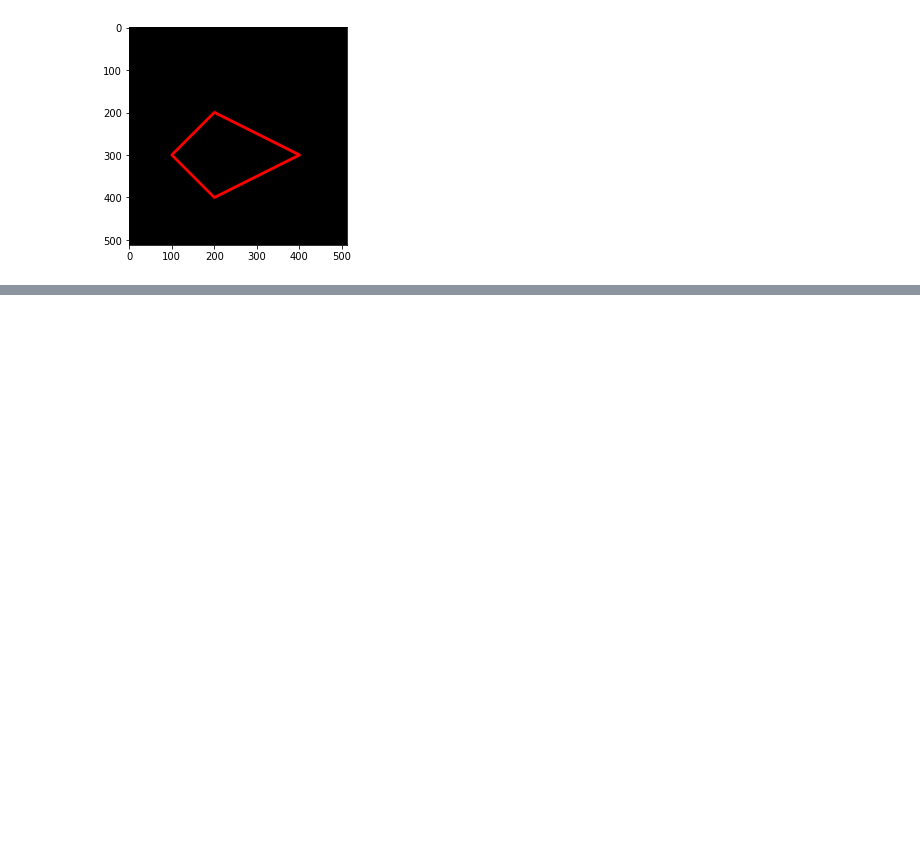
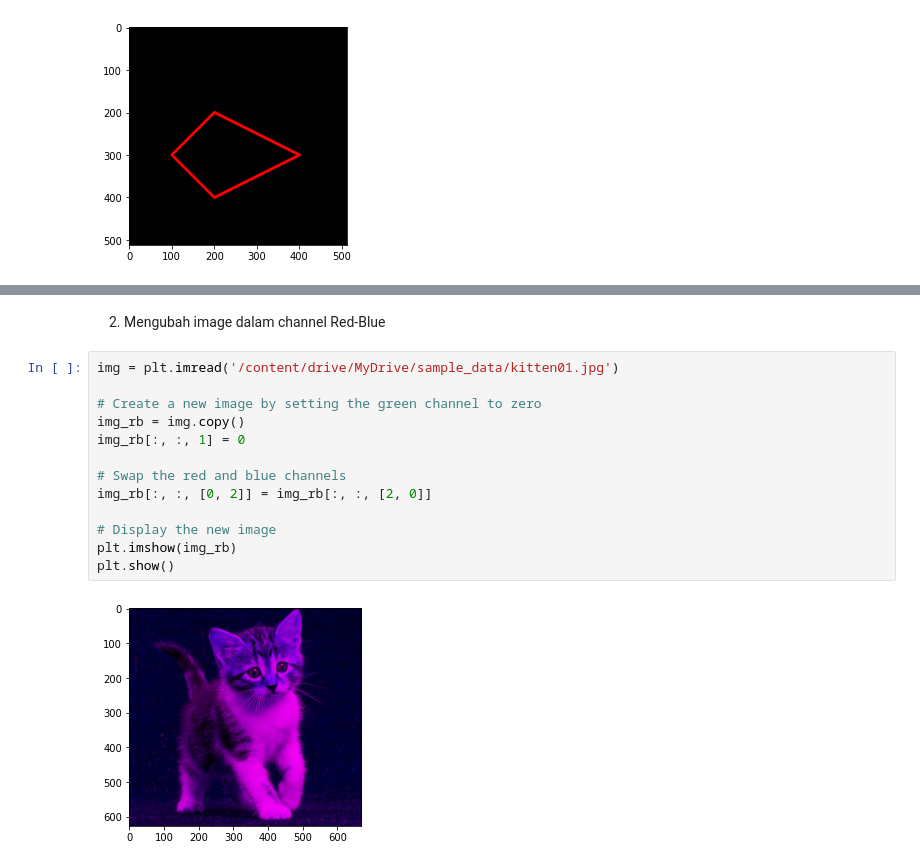
Before and after one commit to fika-aini/PCVK_Genap_2023, a Jupyter notebook: Week2.ipynb, the cells around one changed output, grey strips where cells are left out. Saved outputs shown, nothing was run; the diff lists cells and outputs as text; blank space fills up the shorter version.

```diff
--- a/Week2.ipynb
+++ b/Week2.ipynb
@@ -168,0 +208,17 @@ plt.imshow(black_img2)
+# %% [markdown]
+2. Mengubah image dalam channel Red-Blue
+# %%
+img = plt.imread('/content/drive/MyDrive/sample_data/kitten01.jpg')
+
+# Create a new image by setting the green channel to zero
+img_rb = img.copy()
+img_rb[:, :, 1] = 0
+
+# Swap the red and blue channels
+img_rb[:, :, [0, 2]] = img_rb[:, :, [2, 0]]
+
+# Display the new image
+plt.imshow(img_rb)
+plt.show()
+# %% [output]
+[figure, added]
```
Also changed, not shown: parts of 14 cells of this notebook.
